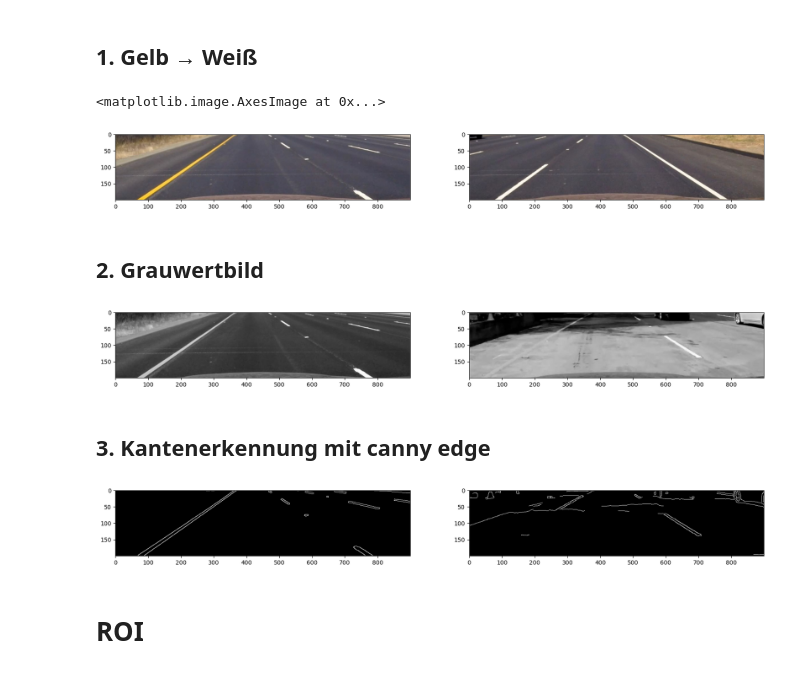
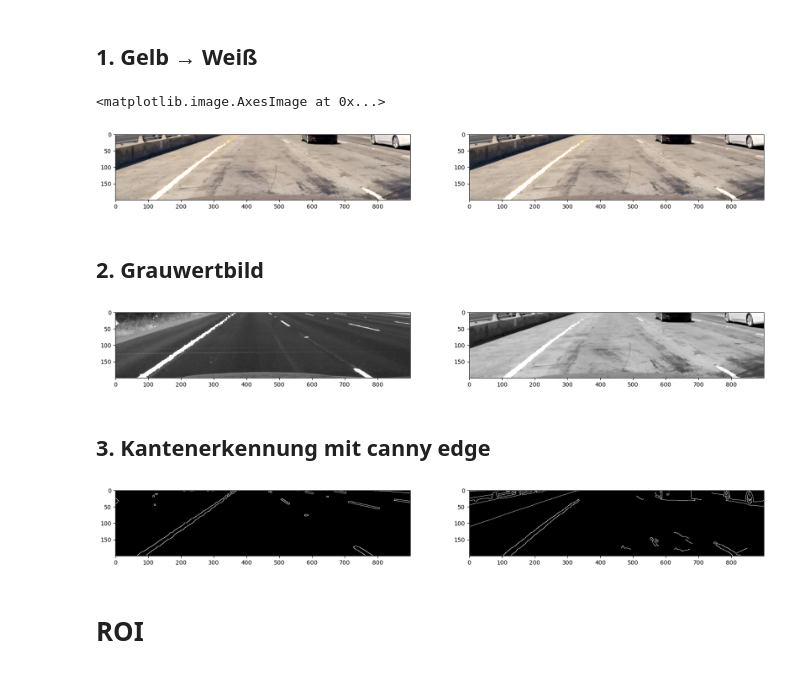
Before and after one commit to Ben-schlch/conventional_lane_detection, a Jupyter notebook: Projekt_Spurerkennung_v2.ipynb, the cells around one changed output. Cells and saved outputs as stored; diff of their text form; code cells hidden in the pictures.

Commit message:
canny

```diff
--- a/Projekt_Spurerkennung_v2.ipynb
+++ b/Projekt_Spurerkennung_v2.ipynb
@@ -41,30 +41,31 @@ plt.show()
 # %%
 
 def yellow_to_white(img_to_change):
     img_hsv = cv.cvtColor(img_to_change, cv.COLOR_RGB2HSV)
     yellow_low = (20, 75 , 50)
     yellow_high = (40, 255, 255)
-    img_yellow = cv.inRange(img_to_change, yellow_low, yellow_high)
+    img_to_change = img_to_change.copy()
+    img_yellow = cv.inRange(img_hsv, yellow_low, yellow_high)
     img_to_change[np.where(img_yellow > 0)] = (255, 255, 255)
     return img_to_change
 
 # yellow_low = (20, 75 , 75)
 # yellow_high = (40, 255, 255)
 # img_yellow = cv.inRange(img, yellow_low, yellow_high)
 img_y = yellow_to_white(img)
 imgs_y = [yellow_to_white(im) for im in imgs_cut]
 # img_f[np.where(img_yellow > 0)] = (0, 0, 180)
 # img_f = cv.cvtColor(img_f, cv.COLOR_HSV2RGB)
 
 
 plt.figure(figsize=(20,10))
 plt.subplot(1,2,1)
-plt.imshow(img_y)
+plt.imshow(imgs_y[2])
 plt.subplot(1,2,2)
-plt.imshow(imgs_y[1])
+plt.imshow(imgs_y[2])
 # %% [output]
 <matplotlib.image.AxesImage at 0x...>
-[figure, old version]
+[figure, new version]
 # %% [markdown]
 ## 2. Grauwertbild
 # %%
@@ -79,10 +80,10 @@ plt.figure(figsize=(20,10))
 plt.subplot(1,2,1)
 plt.imshow(img_gray, cmap='gray')
 plt.subplot(1,2,2)
-plt.imshow(imgs_gray[6], cmap='gray')
+plt.imshow(imgs_gray[2], cmap='gray')
 plt.show()
 # %% [output]
-[figure, old version]
+[figure, new version]
 # %% [markdown]
 ## 3. Kantenerkennung mit canny edge
 # %%
@@ -97,14 +98,14 @@ plt.figure(figsize=(20,10))
 plt.subplot(1,2,1)
 plt.imshow(img_canny, cmap='gray')
 plt.subplot(1,2,2)
-plt.imshow(imgs_canny[6], cmap='gray')
+plt.imshow(imgs_canny[2], cmap='gray')
 plt.show()
 #
 # for k, im in enumerate(imgs_canny):
 #     cv.imshow(f'image {k + 1}', im)
 #     cv.waitKey(0)
 # %% [output]
-[figure, old version]
+[figure, new version]
 # %% [markdown]
 # ROI
 # %%
```
